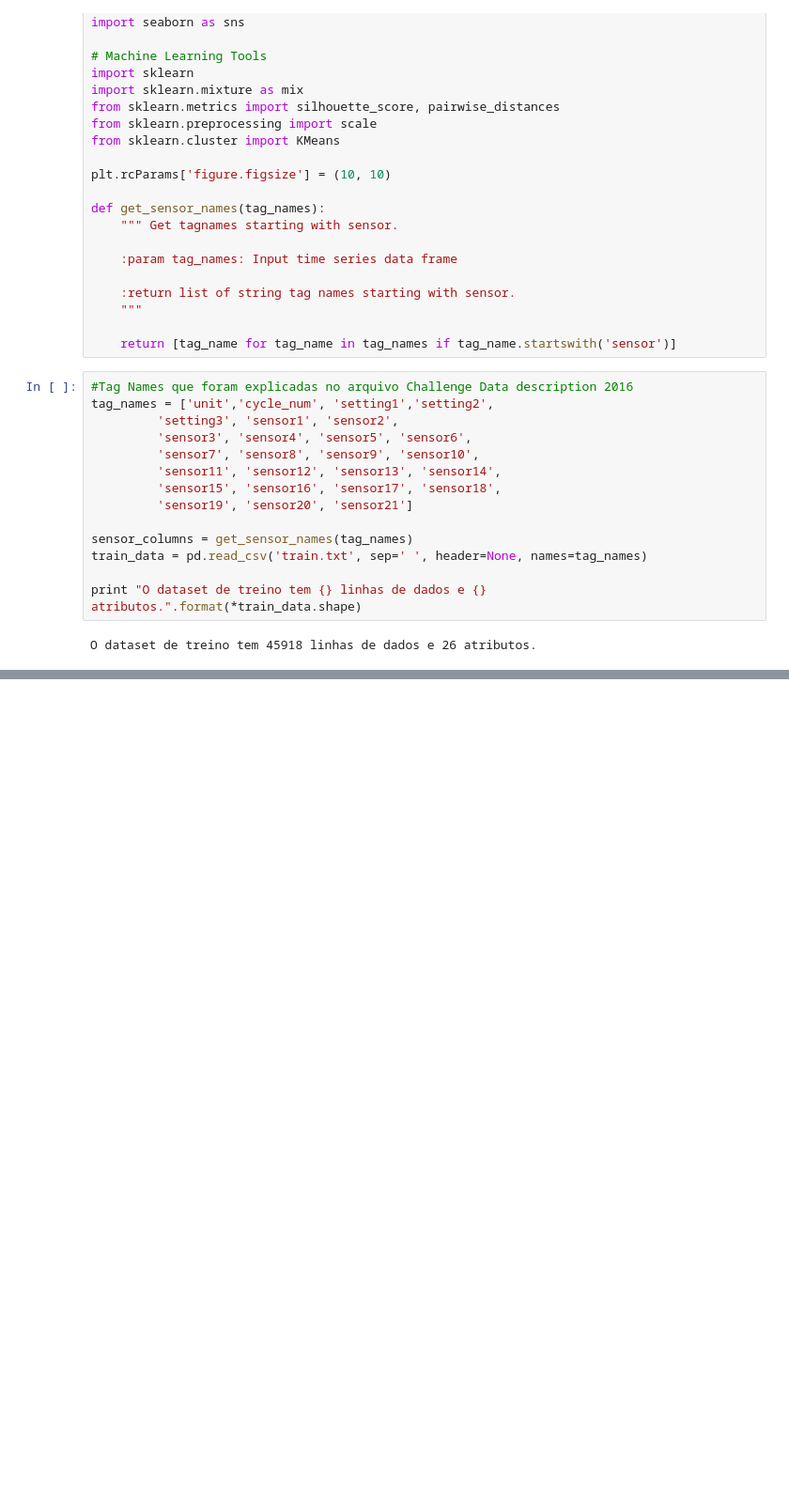
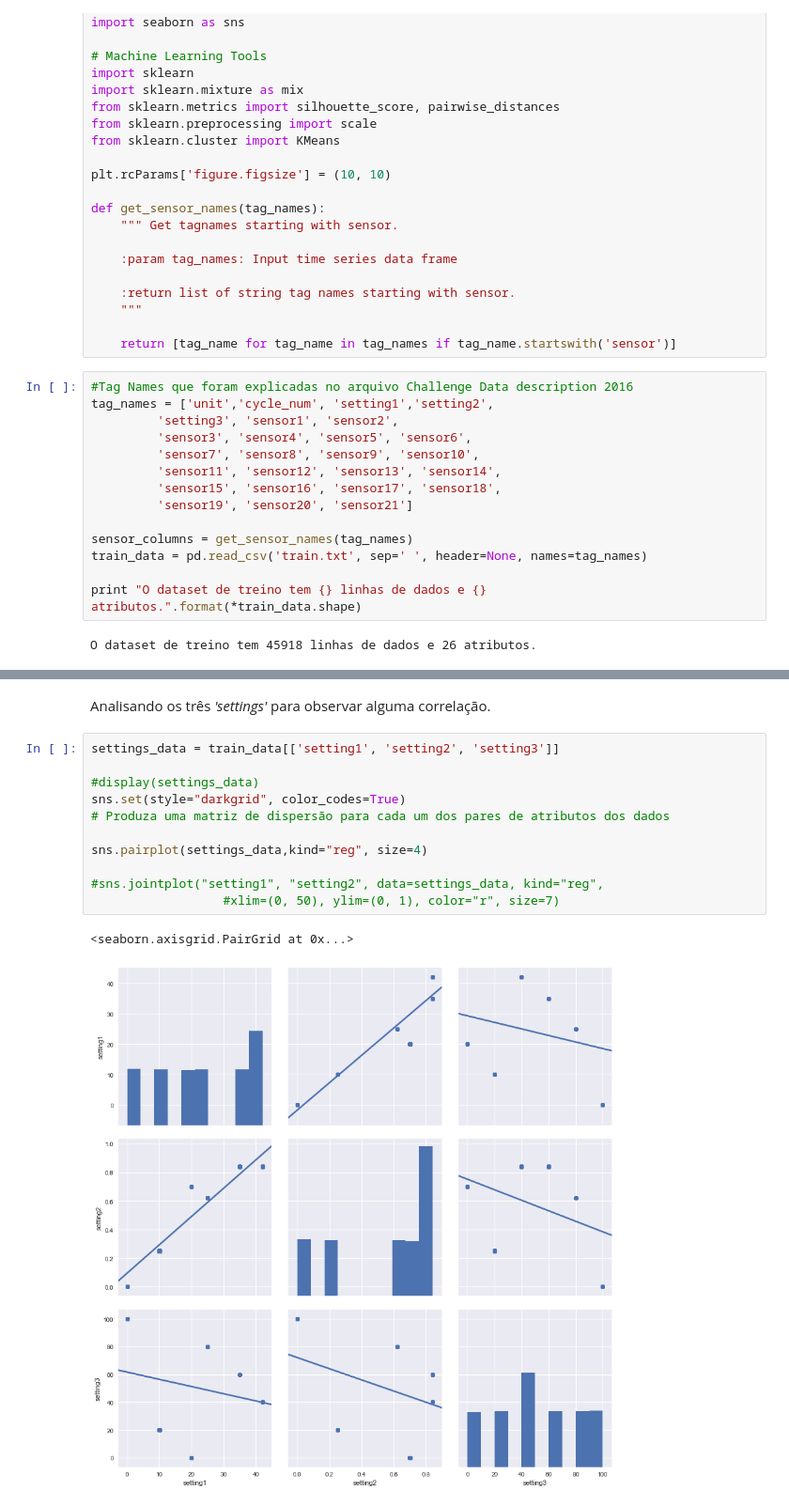
Before and after one commit to ThiagoGrabe/Nasa-Engine, a Jupyter notebook: Engine_NASA Data.ipynb, the cells around one changed output, grey strips where cells are left out. Shown at 94% size. Drawn from its saved outputs; the diff is of its cells as text; blank space fills up the shorter version.

```diff
--- a/Engine_NASA Data.ipynb
+++ b/Engine_NASA Data.ipynb
@@ -80,0 +72,16 @@ train_data.describe()
+# %% [markdown]
+Analisando os três *'settings'* para observar alguma correlação.
+# %%
+settings_data = train_data[['setting1', 'setting2', 'setting3']]
+
+#display(settings_data)
+sns.set(style="darkgrid", color_codes=True)
+# Produza uma matriz de dispersão para cada um dos pares de atributos dos dados
+
+sns.pairplot(settings_data,kind="reg", size=4)
+
+#sns.jointplot("setting1", "setting2", data=settings_data, kind="reg",
+                  #xlim=(0, 50), ylim=(0, 1), color="r", size=7)
+# %% [output]
+<seaborn.axisgrid.PairGrid at 0x...>
+[figure, added]
```
Also changed, not shown: parts of 8 cells of this notebook.
